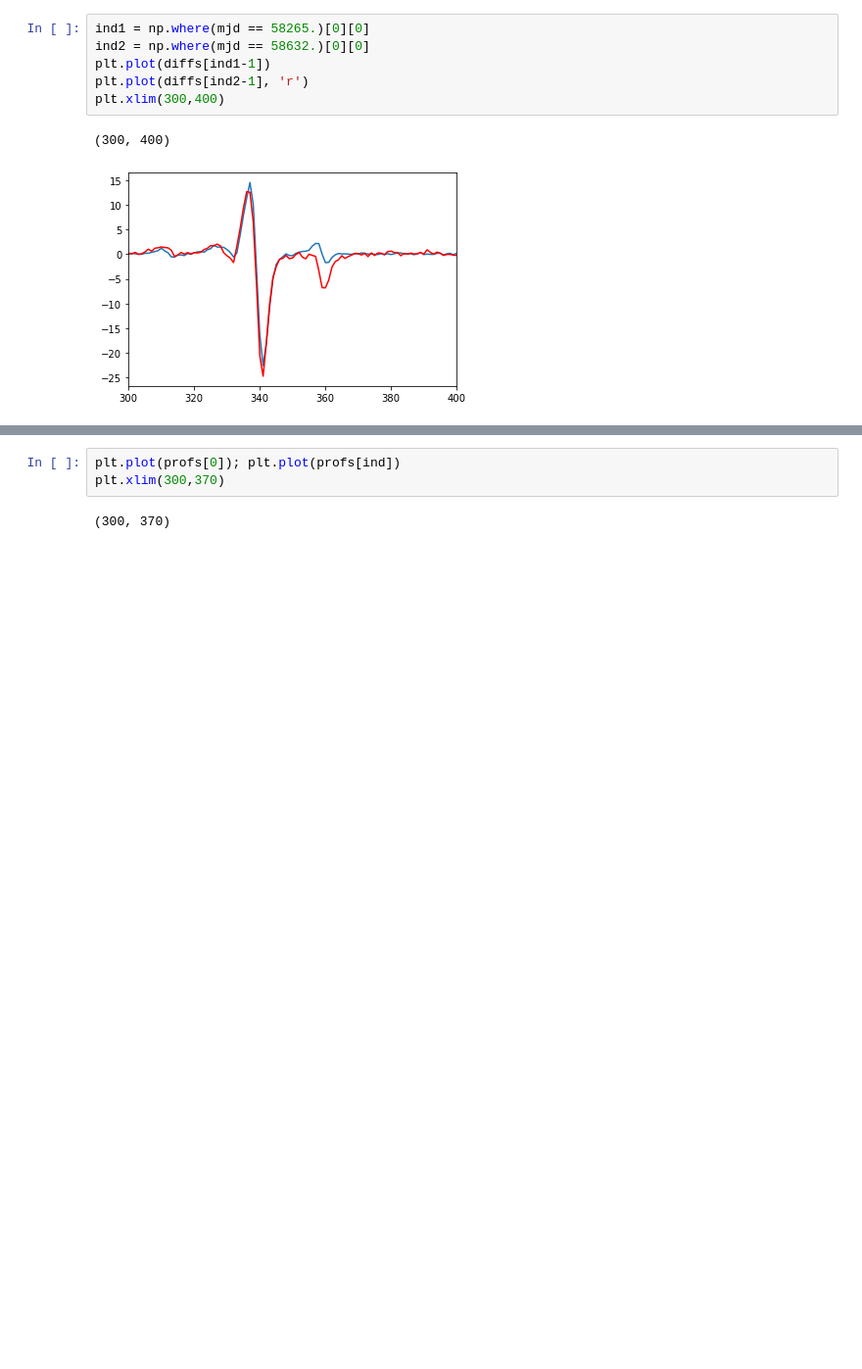
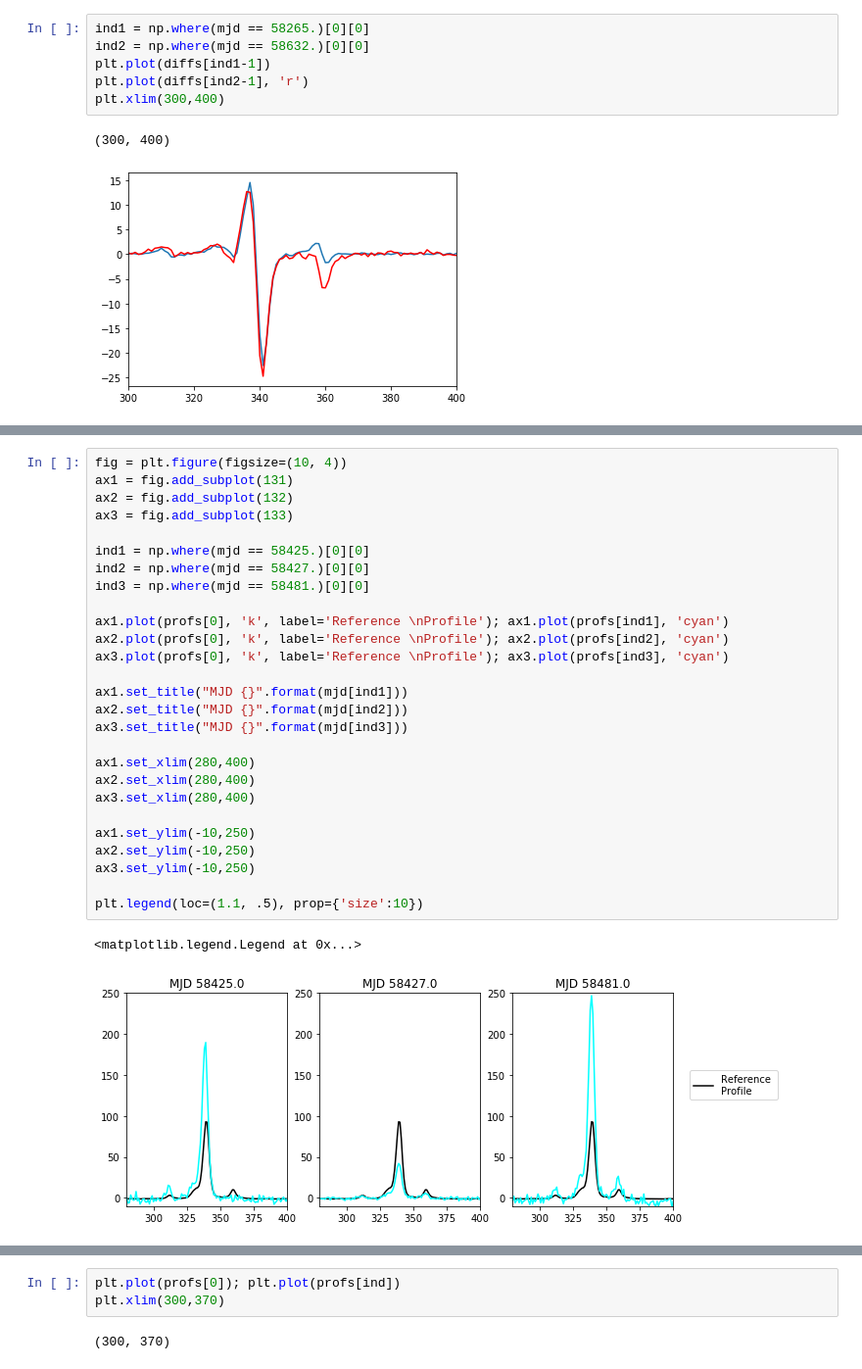
Before and after one commit to minyoungk99/IRES, a Jupyter notebook: other_notebooks/create_ratios_diffs.ipynb, the cells around one changed output, grey strips where cells are left out. Shown at 98% size. Saved outputs shown, nothing was run; the diff lists cells and outputs as text; blank space fills up the shorter version.

```diff
--- a/other_notebooks/create_ratios_diffs.ipynb
+++ b/other_notebooks/create_ratios_diffs.ipynb
@@ -72,3 +69,33 @@ u.gridplot(diffs, 5, hist=False, mjd=mjd)
+# %%
+fig = plt.figure(figsize=(10, 4))
+ax1 = fig.add_subplot(131)
+ax2 = fig.add_subplot(132)
+ax3 = fig.add_subplot(133)
+
+ind1 = np.where(mjd == 58425.)[0][0]
+ind2 = np.where(mjd == 58427.)[0][0]
+ind3 = np.where(mjd == 58481.)[0][0]
+
+ax1.plot(profs[0], 'k', label='Reference \nProfile'); ax1.plot(profs[ind1], 'cyan')
+ax2.plot(profs[0], 'k', label='Reference \nProfile'); ax2.plot(profs[ind2], 'cyan')
+ax3.plot(profs[0], 'k', label='Reference \nProfile'); ax3.plot(profs[ind3], 'cyan')
+
+ax1.set_title("MJD {}".format(mjd[ind1]))
+ax2.set_title("MJD {}".format(mjd[ind2]))
+ax3.set_title("MJD {}".format(mjd[ind3]))
+
+ax1.set_xlim(280,400)
+ax2.set_xlim(280,400)
+ax3.set_xlim(280,400)
+
+ax1.set_ylim(-10,250)
+ax2.set_ylim(-10,250)
+ax3.set_ylim(-10,250)
+
+plt.legend(loc=(1.1, .5), prop={'size':10})
+# %% [output]
+<matplotlib.legend.Legend at 0x...>
+[figure, added]
 # %%
 fig = plt.figure(figsize=(10, 7))
 ax1 = fig.add_subplot(221)
```
Also changed, not shown: parts of 4 cells of this notebook, 5 other files.
